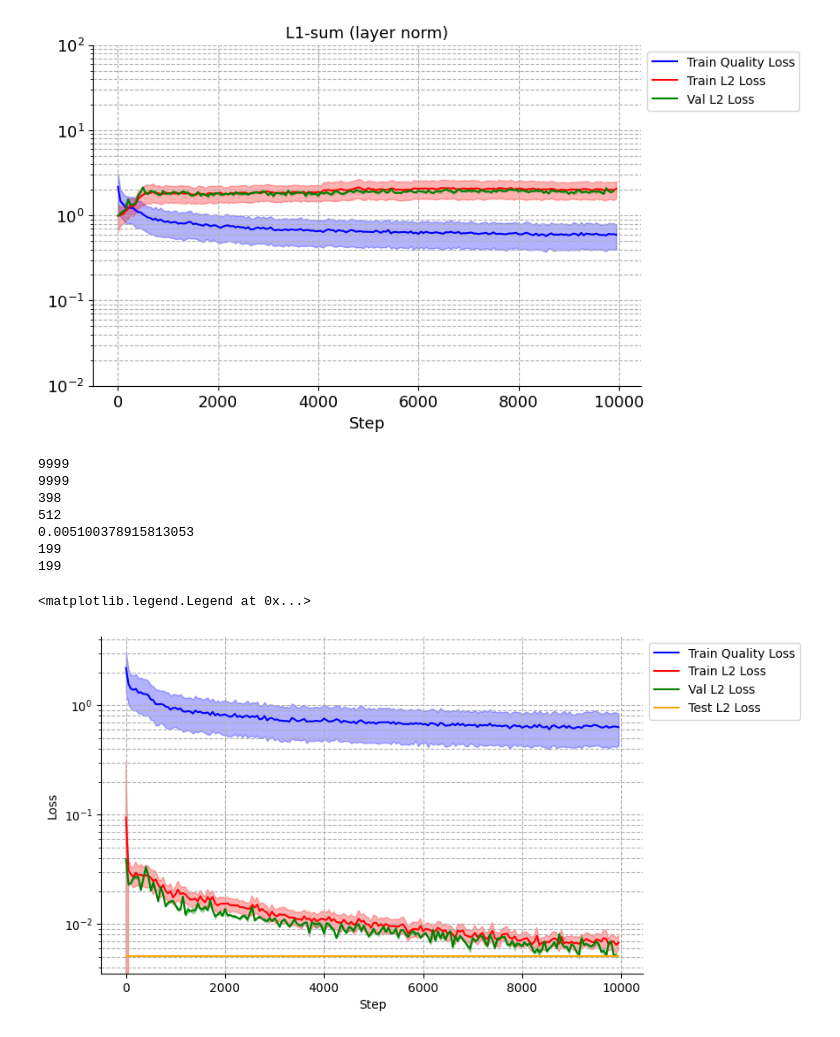
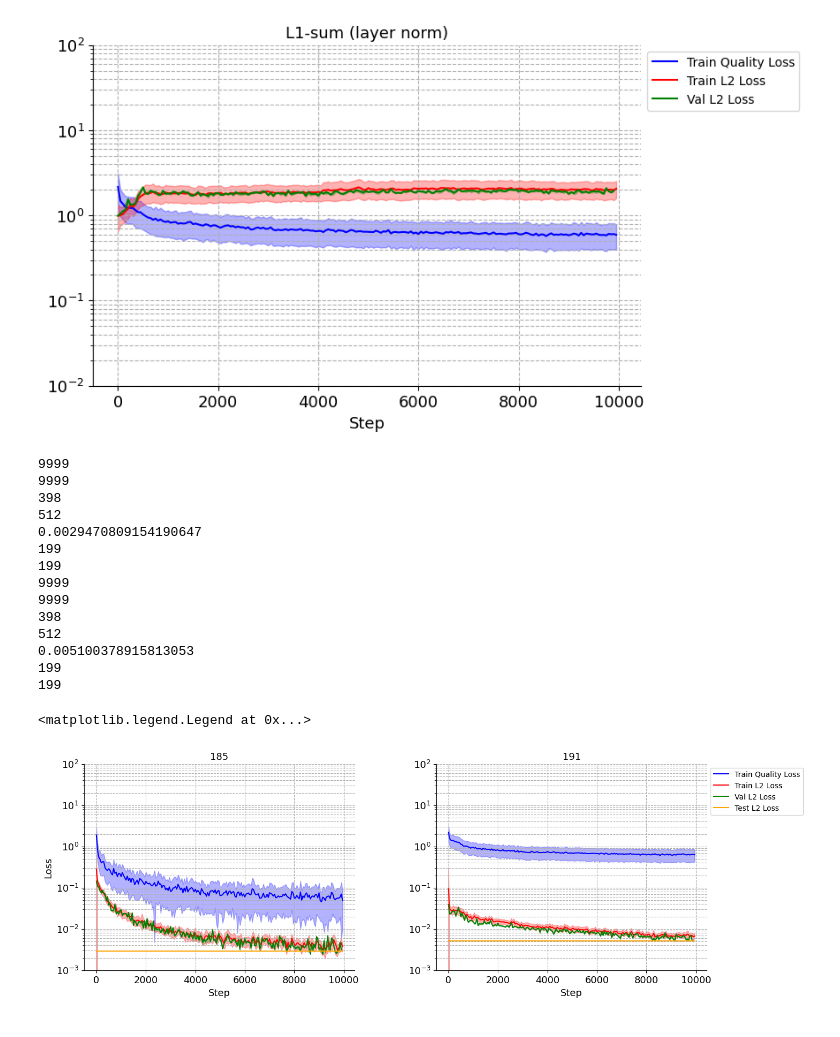
Before and after one commit to pablomlago/clrs-ls65, a Jupyter notebook: experiments/plot_results_arielle.ipynb, the cells around one changed output. Drawn from its saved outputs; the diff is of its cells as text; code cells hidden in the pictures.

```diff
--- a/experiments/plot_results_arielle.ipynb
+++ b/experiments/plot_results_arielle.ipynb
@@ -130,7 +130,7 @@ plt.legend(loc='upper left', bbox_to_anchor=(1, 1))
 [figure]
 # %%
 
-def get_test_plot(experiment_id):
+def get_test_plot(experiment_id,fontsize=13):
     # Experiment to run
     folder = f"/rds/user/ar2217/hpc-work/L65/clrs-ls65/results/{experiment_id}"
     experiments_path = f"/rds/user/ar2217/hpc-work/L65/clrs-ls65/results/{experiment_id}/experiment_log.out"
@@ -227,47 +227,56 @@ def get_test_plot(experiment_id):
     plt.plot(steps, means_quality, linestyle='-', color='blue', label='Train Quality Loss')
     # Plot standard deviations as transparent ranges
     plt.fill_between(steps, means_quality - std_quality, means_quality + std_quality, color='blue', alpha=0.3)
 
     plt.plot(steps, means_regularisation, linestyle='-', color='red', label='Train L2 Loss')
     # Plot standard deviations as transparent ranges
     plt.fill_between(steps, means_regularisation - std_regularisation, means_regularisation + std_regularisation, color='red', alpha=0.3)
 
     plt.plot(steps[:-1], means_regularisation_val, linestyle='-', color='green', label='Val L2 Loss')
     plt.plot(steps, np.repeat(means_test, len(steps)), linestyle='-', color='orange', label='Test L2 Loss')
     # Plot standard deviations as transparent ranges
     plt.fill_between(steps[:-1], means_regularisation_val - std_regularisation_val, means_regularisation_val + std_regularisation_val, color='green', alpha=0.3)
 
     plt.gca().spines['top'].set_visible(False)
     plt.gca().spines['right'].set_visible(False)
     plt.yscale('log')  # Setting the y-axis to a logarithmic scale
-    #plt.ylim(1e-2, 1e2)  # Setting the limits for the y-axis
-    plt.xlabel('Step')
+    plt.ylim(1e-3, 1e2)  # Setting the limits for the y-axis
+    plt.xlabel('Step',fontsize=fontsize)
+    plt.tick_params(axis='both', which='major', labelsize=fontsize)
+    plt.tick_params(axis='both', which='minor', labelsize=fontsize)
     plt.grid(True, which="both", ls="--")  # Adding grid lines for better readability
 
 #experiment_id = 184
-plt.figure(figsize=(8, 5))
+plt.figure(figsize=(15, 5))
+# get_test_plot(191)
+# plt.ylabel('Loss')
+
+# plt.legend(loc='upper left', bbox_to_anchor=(1, 1))
+
+fontsize=13
+plt.subplot(121)
+get_test_plot(185)
+plt.title('185',fontsize=fontsize)
+plt.ylabel('Loss',fontsize=fontsize)
+plt.subplot(122)
 get_test_plot(191)
-plt.ylabel('Loss')
-
+plt.title('191',fontsize=fontsize)
+plt.subplots_adjust(wspace=0.3)
 plt.legend(loc='upper left', bbox_to_anchor=(1, 1))
-
-
-# plt.subplot(121)
-# get_test_plot(184)
-# plt.title('L1-sum (no layer norm)',fontsize=fontsize)
-# plt.ylabel('Loss',fontsize=fontsize)
-# plt.subplot(122)
-# get_plot(187)
-# plt.title('L1-sum (layer norm)',fontsize=fontsize)
-# plt.subplots_adjust(wspace=0.3)
-# #plt.legend(loc='upper left', bbox_to_anchor=(1, 1))
 # %% [output]
+9999
+9999
+398
+512
+0.0029470809154190647
+199
+199
 9999
 9999
 398
 512
 0.005100378915813053
 199
 199
 <matplotlib.legend.Legend at 0x...>
-[figure, old version]
+[figure, new version]
```
